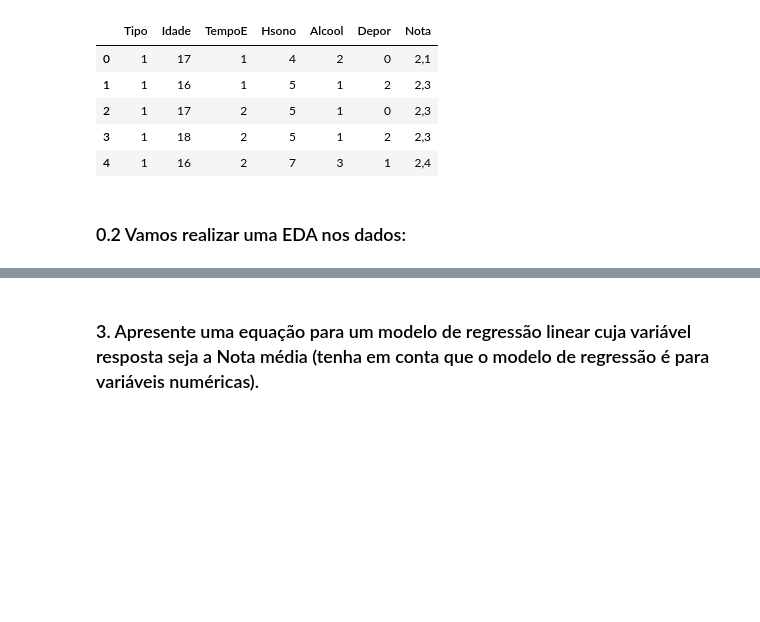
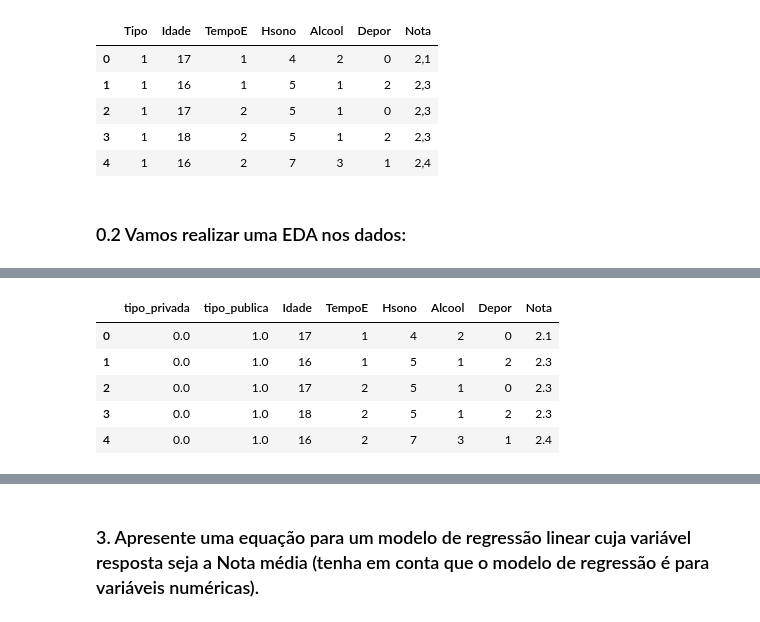
Before and after one commit to Vieirbat/analise-regressao, a Jupyter notebook: p1.ipynb, the cells around one changed output, grey strips where cells are left out. Cells and saved outputs as stored; diff of their text form; code cells hidden in the pictures; blank space fills up the shorter version.

```diff
--- a/p1.ipynb
+++ b/p1.ipynb
@@ -53,0 +391,4 @@ dados.head()
+# %%
+tipo_dummy = pd.get_dummies(dados.Tipo, prefix='tipo', dtype=float)
+
+tipo_dummy
@@ -53,0 +409,12 @@ dados.head()
+# %%
+dados = dados.drop(columns=['Tipo'])
+dados = pd.concat([tipo_dummy, dados], axis=1)
+
+dados.head()
+# %% [output]
+|  | tipo_privada | tipo_publica | Idade | TempoE | Hsono | Alcool | Depor | Nota |
+| 0 | 0.0 | 1.0 | 17 | 1 | 4 | 2 | 0 | 2.1 |
+| 1 | 0.0 | 1.0 | 16 | 1 | 5 | 1 | 2 | 2.3 |
+| 2 | 0.0 | 1.0 | 17 | 2 | 5 | 1 | 0 | 2.3 |
+| 3 | 0.0 | 1.0 | 18 | 2 | 5 | 1 | 2 | 2.3 |
+| 4 | 0.0 | 1.0 | 16 | 2 | 7 | 3 | 1 | 2.4 |
```
Also changed, not shown: parts of 54 cells of this notebook.
